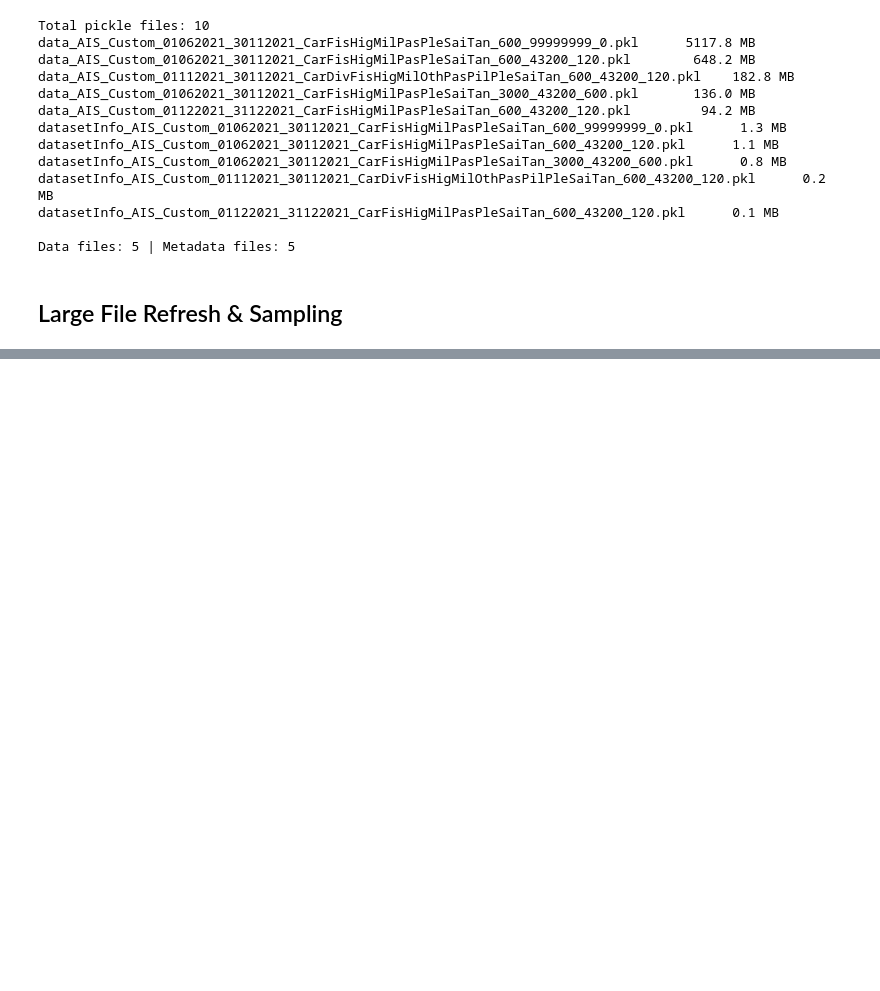
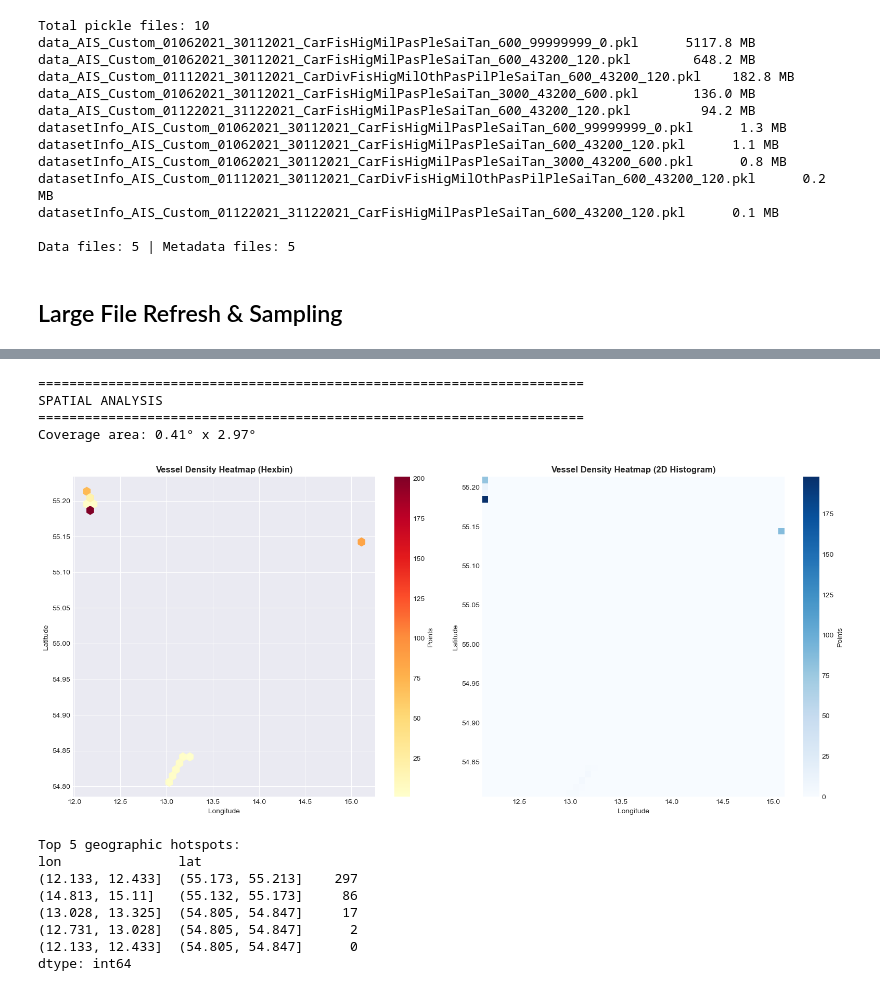
Before and after one commit to mohammed1916/marine-anomaly, a Jupyter notebook: AISVesselTracks/analysis_danish.ipynb, the cells around one changed output, grey strips where cells are left out. Drawn from its saved outputs; the diff is of its cells as text; code cells hidden in the pictures; blank space fills up the shorter version.

```diff
--- a/AISVesselTracks/analysis_danish.ipynb
+++ b/AISVesselTracks/analysis_danish.ipynb
@@ -476,0 +835,47 @@ Data files: 5 | Metadata files: 5
+# %%
+# 6. Spatial Density Heatmap
+print("\n" + "="*70)
+print("SPATIAL ANALYSIS")
+print("="*70)
+
+print(f"Coverage area: {combined_sample['lat'].max() - combined_sample['lat'].min():.2f}° x {combined_sample['lon'].max() - combined_sample['lon'].min():.2f}°")
+
+# Create 2D heatmap
+fig, axes = plt.subplots(1, 2, figsize=(16, 7))
+
+# Hexbin density
+hb = axes[0].hexbin(combined_sample['lon'], combined_sample['lat'], gridsize=40, cmap='YlOrRd', mincnt=1)
+axes[0].set_title('Vessel Density Heatmap (Hexbin)', fontweight='bold')
+axes[0].set_xlabel('Longitude')
+axes[0].set_ylabel('Latitude')
+plt.colorbar(hb, ax=axes[0], label='Points')
+
+# 2D histogram
+h = axes[1].hist2d(combined_sample['lon'], combined_sample['lat'], bins=50, cmap='Blues')
+axes[1].set_title('Vessel Density Heatmap (2D Histogram)', fontweight='bold')
+axes[1].set_xlabel('Longitude')
+axes[1].set_ylabel('Latitude')
+plt.colorbar(h[3], ax=axes[1], label='Points')
+
+plt.tight_layout()
+plt.show()
+
+# Find hotspots
+grid_lon = pd.cut(combined_sample['lon'], bins=10)
+grid_lat = pd.cut(combined_sample['lat'], bins=10)
+hotspots = combined_sample.groupby([grid_lon, grid_lat]).size().sort_values(ascending=False).head(5)
+print(f"\nTop 5 geographic hotspots:\n{hotspots}")
+# %% [output]
+======================================================================
+SPATIAL ANALYSIS
+======================================================================
+Coverage area: 0.41° x 2.97°
+[figure, added]
+Top 5 geographic hotspots:
+lon               lat
+(12.133, 12.433]  (55.173, 55.213]    297
+(14.813, 15.11]   (55.132, 55.173]     86
+(13.028, 13.325]  (54.805, 54.847]     17
+(12.731, 13.028]  (54.805, 54.847]      2
+(12.133, 12.433]  (54.805, 54.847]      0
+dtype: int64
```
Also changed, not shown: parts of 32 cells of this notebook, 1 other file.
